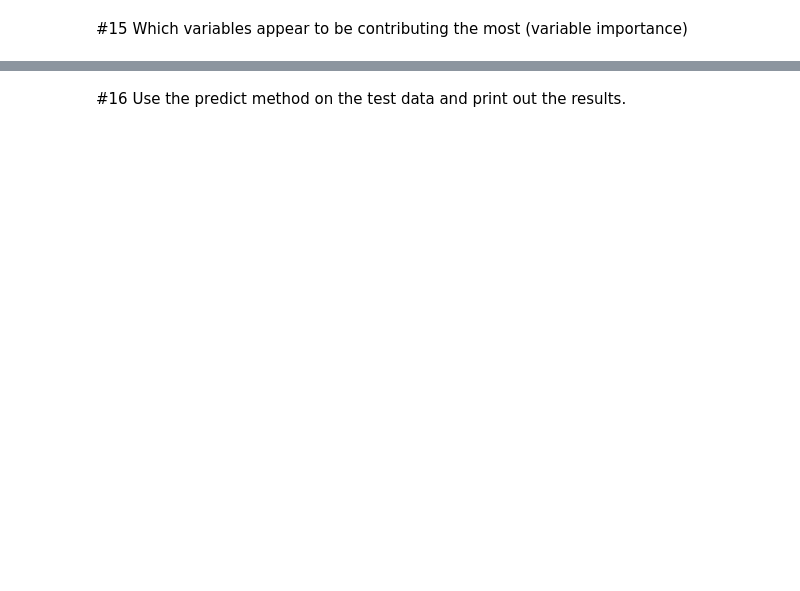
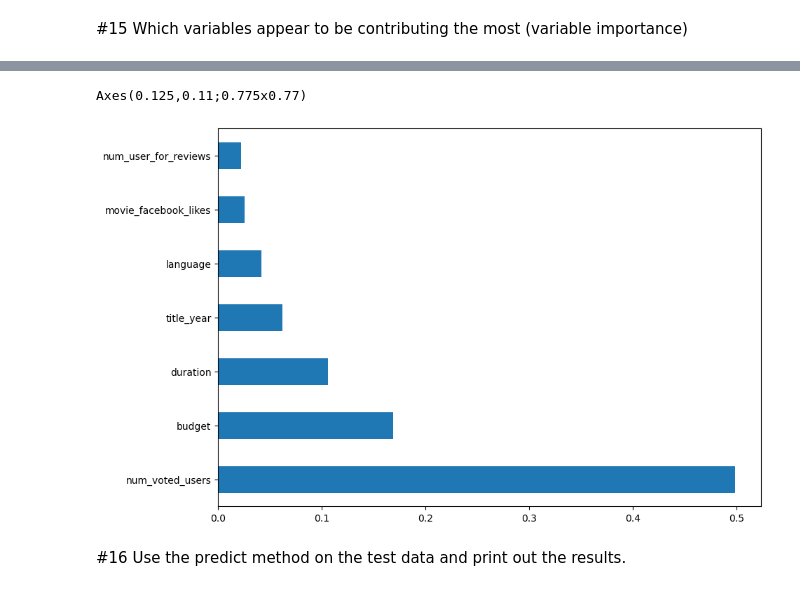
Before and after one commit to lnap24/DS-3001, a Jupyter notebook: 08_DT_Class/DT_Class_Lab.ipynb, the cells around one changed output, grey strips where cells are left out. Saved outputs shown, nothing was run; the diff lists cells and outputs as text; code cells hidden in the pictures; blank space fills up the shorter version.

```diff
--- a/08_DT_Class/DT_Class_Lab.ipynb
+++ b/08_DT_Class/DT_Class_Lab.ipynb
@@ -107,6 +147,21 @@ sns.displot(
 # %% [markdown]
 #8 Create the scoring metric you will use to evaluate your model and the max depth hyperparameter
+# %%
+scoring = ['roc_auc','recall','balanced_accuracy']
+param= {"max_depth" : [1,2,3,4,5,6,7,8,9,10,11]}
 # %% [markdown]
 #9 Build the classifier object
+# %%
+#Classifier model we will use
+my_classifier= DecisionTreeClassifier(random_state=1000)
+
+#Set up search for best decisiontreeclassifier estimator across all of our folds based on roc_auc
+my_search = GridSearchCV(my_classifier, param, scoring=scoring, n_jobs=-1, cv=kf,refit='roc_auc')
+
+#execute search on our training data, this may take a few seconds ...
+my_model = my_search.fit(x_train, y_train)
 # %% [markdown]
 #10 Use the kfold object and the scoring metric to find the best hyperparameter value for max depth via the grid search method.
+# %%
+best = my_model.best_estimator_
+print(best)
@@ -121,2 +227,5 @@ sns.displot(
 # %% [markdown]
 #15 Which variables appear to be contributing the most (variable importance)
+# %%
+varimp=pd.DataFrame(best.feature_importances_,index = x.columns,columns=['importance']).sort_values('importance', ascending=False)
+print(varimp)
@@ -123,2 +250,8 @@ sns.displot(
+# %%
+plt.figure(figsize=(10,7))
+print(varimp.importance.nlargest(7).plot(kind='barh'))
+# %% [output]
+Axes(0.125,0.11;0.775x0.77)
+[figure, added]
 # %% [markdown]
 #16 Use the predict method on the test data and print out the results.
```
Also changed, not shown: parts of 21 cells of this notebook, 2 other files.
